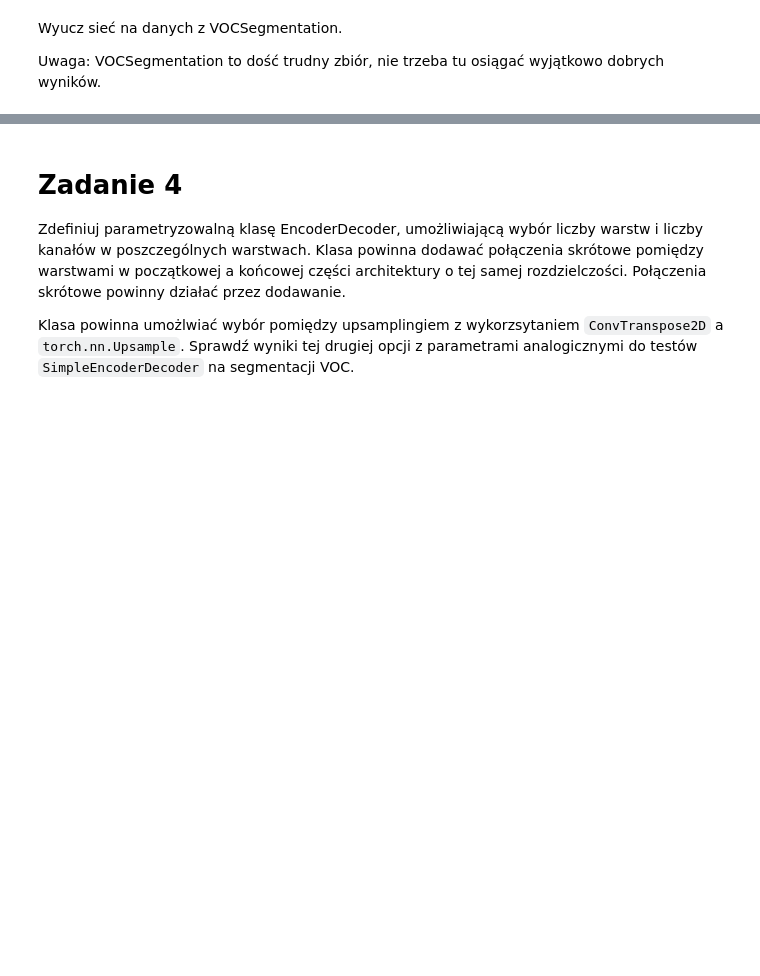
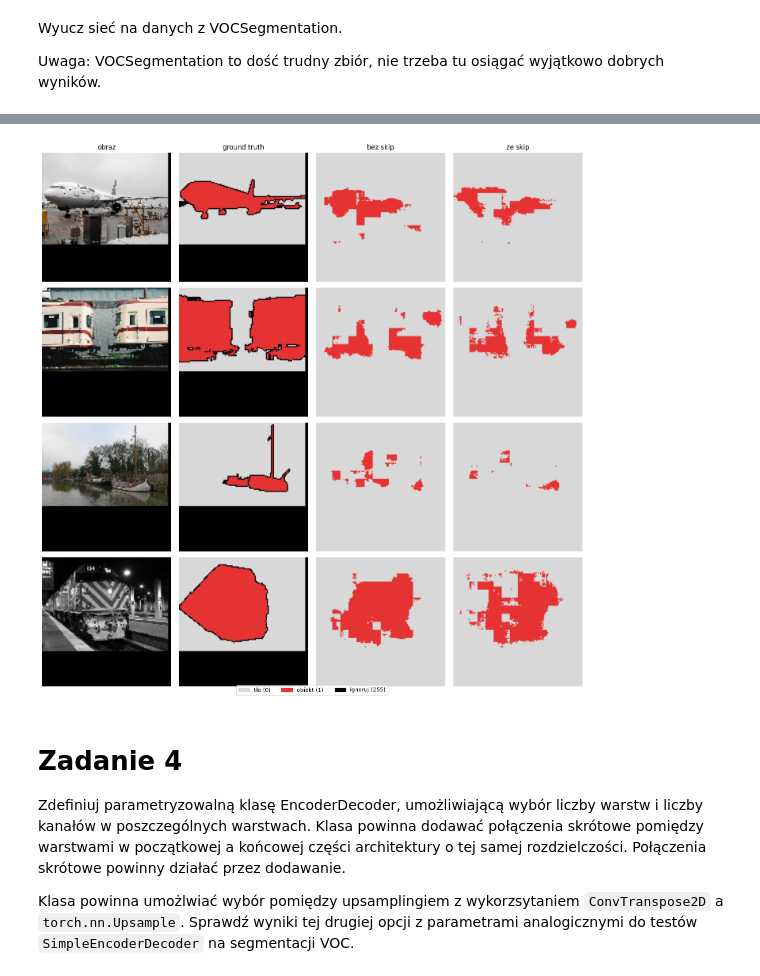
Before and after one commit to mikolaj-olesinski/Deep-Neural-Networks-PWR, a Jupyter notebook: lab8/lab8.ipynb, the cells around one changed output, grey strips where cells are left out. Saved outputs shown, nothing was run; the diff lists cells and outputs as text; code cells hidden in the pictures; blank space fills up the shorter version.

```diff
--- a/lab8/lab8.ipynb
+++ b/lab8/lab8.ipynb
@@ -327,3 +426,48 @@ fit(model, optimizer, loss, train_dl, test_dl, 50, True)
+# %%
+@torch.no_grad()
+def compare_predictions(model_original, model_skip, dataset, n=4):
+    model_original.eval()
+    model_skip.eval()
+
+    fig, axes = plt.subplots(n, 4, figsize=(14, 3.5 * n))
+    titles = ["obraz", "ground truth", "bez skip", "ze skip"]
+    for ax, t in zip(axes[0], titles):
+        ax.set_title(t, fontsize=12)
+
+    cmap = {0: [0.85, 0.85, 0.85], 1: [0.9, 0.2, 0.2], 255: [0.0, 0.0, 0.0]}
+    def to_rgb(mask):
+        rgb = np.zeros((*mask.shape, 3))
+        for val, color in cmap.items():
+            rgb[mask == val] = color
+        return rgb
+
+    for i in range(n):
+        image, target = dataset[i]
+
+        pred_orig = model_original(image.unsqueeze(0).cuda()).argmax(dim=1).squeeze().cpu().numpy()
+        pred_skip = model_skip(image.unsqueeze(0).cuda()).argmax(dim=1).squeeze().cpu().numpy()
+
+        axes[i, 0].imshow(image.permute(1, 2, 0).clamp(0, 1))
+        axes[i, 1].imshow(to_rgb(target.numpy()))
+        axes[i, 2].imshow(to_rgb(pred_orig))
+        axes[i, 3].imshow(to_rgb(pred_skip))
+
+        for ax in axes[i]:
+            ax.axis("off")
+
+    import matplotlib.patches as mpatches
+    patches = [
+        mpatches.Patch(color=[0.85, 0.85, 0.85], label="tło (0)"),
+        mpatches.Patch(color=[0.9,  0.2,  0.2 ], label="obiekt (1)"),
+        mpatches.Patch(color=[0.0,  0.0,  0.0 ], label="ignoruj (255)"),
+    ]
+    fig.legend(handles=patches, loc="lower center", ncol=3, bbox_to_anchor=(0.5, -0.01))
+    plt.tight_layout()
+    plt.show()
+
+compare_predictions(model_original, model_skip, test_data, n=4)
+# %% [output]
+[figure, added]
 # %% [markdown]
 # Zadanie 4
 
```
Also changed, not shown: parts of 14 cells of this notebook, 1 other file.
